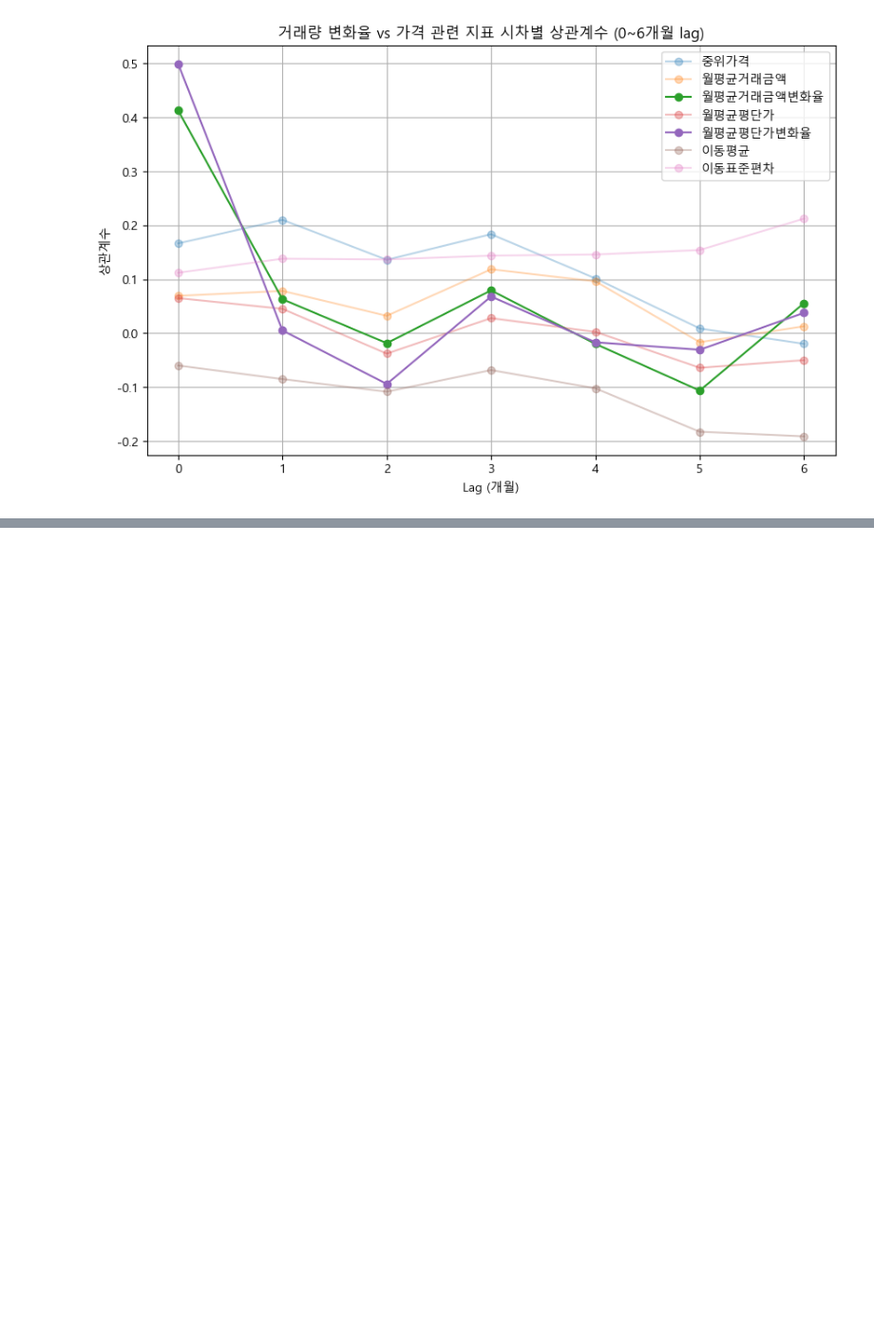
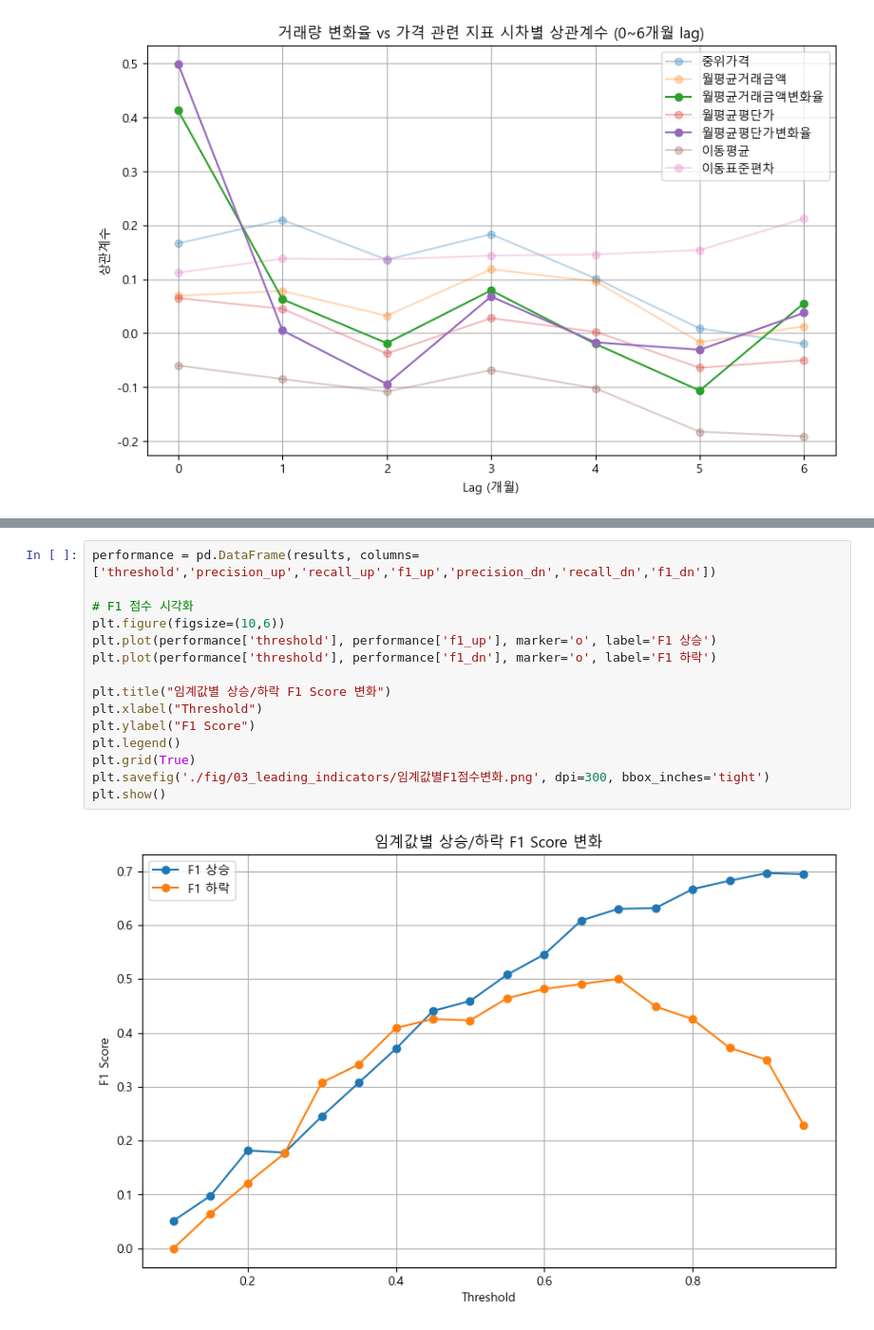
Before and after one commit to krystallinekim/pjt-DataAnalysis-Korean_Real_Estate, a Jupyter notebook: 03_leading_indicators.ipynb, the cells around one changed output, grey strips where cells are left out. Shown at 95% size. Drawn from its saved outputs; the diff is of its cells as text; blank space fills up the shorter version.

```diff
--- a/03_leading_indicators.ipynb
+++ b/03_leading_indicators.ipynb
@@ -129 +216,18 @@ plt.show()
+# %%
+performance = pd.DataFrame(results, columns=['threshold','precision_up','recall_up','f1_up','precision_dn','recall_dn','f1_dn'])
+
+# F1 점수 시각화
+plt.figure(figsize=(10,6))
+plt.plot(performance['threshold'], performance['f1_up'], marker='o', label='F1 상승')
+plt.plot(performance['threshold'], performance['f1_dn'], marker='o', label='F1 하락')
+
+plt.title("임계값별 상승/하락 F1 Score 변화")
+plt.xlabel("Threshold")
+plt.ylabel("F1 Score")
+plt.legend()
+plt.grid(True)
+plt.savefig('./fig/03_leading_indicators/임계값별F1점수변화.png', dpi=300, bbox_inches='tight')
+plt.show()
+# %% [output]
+[figure, added]
 # %%
```
Also changed, not shown: parts of 4 cells of this notebook, 3 other files.
